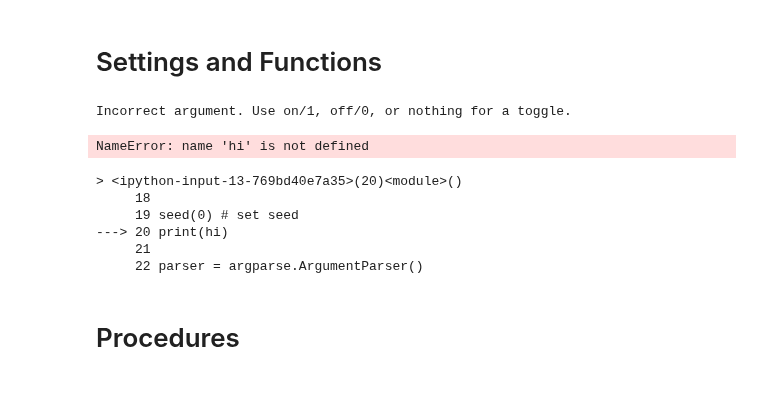
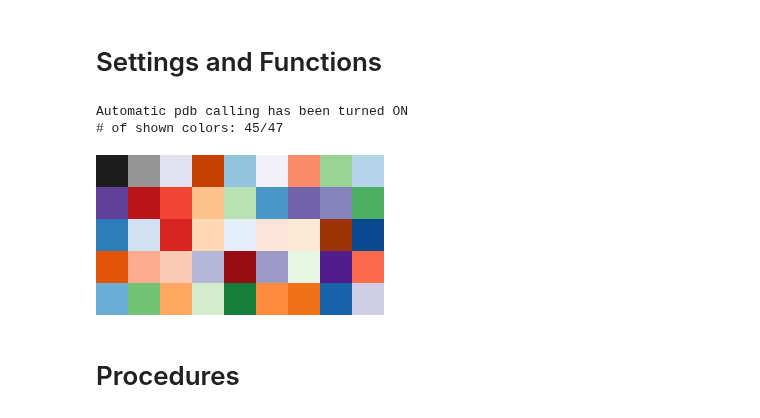
Before and after one commit to lchenat/TSA, a Jupyter notebook: construct_abs.ipynb, the cells around one changed output. Drawn from its saved outputs; the diff is of its cells as text; code cells hidden in the pictures; blank space fills up the shorter version.

```diff
--- a/construct_abs.ipynb
+++ b/construct_abs.ipynb
@@ -8,7 +8,7 @@
 # %% [markdown]
 # Settings and Functions
 # %%
-%pdb on # works for all cell
+%pdb on
 
 from deep_rl.gridworld import ReachGridWorld, PORGBEnv, ReachGoalManager
 import sys
@@ -43,6 +43,13 @@ class one_hot:
     def decode(vs):
         return np.argmax(vs, 1)
 
+# given a 2d list, concatenate each row by dim 1, and each column by dim 0
+def concat2d(arr2d):
+    return np.concatenate([np.concatenate(arr, axis=1) for arr in arr2d])
+
+def imshow(img):
+    display(Image.fromarray(img))
+
 class GridDrawer:
     def __init__(self, color_list):
         self.color_list = np.asarray(color_list)
@@ -71,7 +78,18 @@ visualization_map = dict([
     *[(str(i), i + 2) for i in range(0, 45)],
 ])
 
-def cluster_abstraction(env, n_abs):
+def display_color_list(color_list):
+    drawer = GridDrawer(color_list=color_list)
+    n_shown_color = 45
+    n_row = 5
+    print('# of shown colors: {}/{}'.format(n_shown_color, len(drawer.color_list)))
+    grid = np.arange(n_shown_color).reshape((n_row, n_shown_color // n_row))
+    img = Image.fromarray(drawer.draw(grid, repeat=32))
+    display(img)
+
+display_color_list(color_list)
+
+def cluster_abstraction(env, n_abs, feature_type='whole'):
     from sklearn.cluster import KMeans
     n_action = env.action_space.n
     env.reset()
@@ -83,15 +101,28 @@ def cluster_abstraction(env, n_abs):
             env.teleport(*s)
             qs = np.array(env.get_q(0.99))
             best_actions = (qs == qs.max()).astype(int)
-            sample_action = one_hot.encode(np.random.choice(np.argwhere(best_actions).squeeze(1), size=1), n_action)[0]
-            #print('{}: {}, {}'.format(s, best_actions, sample_action))
-            m[i].append(sample_action)
-            #m[i].append(best_actions)
+            if feature_type == 'whole':
+                m[i].append(best_actions)
+            elif feature_type == 'sample':
+                sample_action = np.random.choice(np.argwhere(best_actions).squeeze(1), size=1)
+                sample_action = one_hot.encode(sample_action, n_action)[0]
+                m[i].append(sample_action)
+            else:
+                raise Exception('invalid feature type')
     m = np.array([np.concatenate(row) for row in m])
     kmeans = KMeans(n_clusters=n_abs, random_state=0).fit(m)
     return {s: label for s, label in zip(states, kmeans.labels_)}
 
+def get_abs_map(env, n_abs=40, method='cluster', method_config=dict()):
+    # abs_map {(x, y): abstract state index}
+    if method == 'cluster':
+        abs_map = cluster_abstraction(env, n_abs, **method_config)
+    else:
+        raise Exception('no such method')
+    return abs_map
+
 GoalConfig = namedtuple('GoalConfig', ['map_name', 'n_goal', 'min_dis'])
+
 def gen_multigoal_env(goal_config):
     goal_manager = ReachGoalManager(goal_config.map_name)
     # min_dis between goals (approximation of corelation)
@@ -99,6 +130,21 @@ def gen_multigoal_env(goal_config):
     train_combos = [(0,) + goal for goal in goals[:goal_config.n_goal]]
     test_combos = [(0,) + goal for goal in goals[goal_config.n_goal:]]
     return ReachGridWorld([goal_config.map_name], train_combos, test_combos)
+
+def get_abs_img(abs_map, env):
+    m = env.get_map(0)
+    print('labels:', set(abs_map.values()))
+    print('count on labels:', Counter(abs_map.values()))
+    for i in range(len(m)):
+        for j in range(len(m[i])):
+            if m[i][j] == '#': continue
+            elif (i, j) in abs_map:
+                m[i][j] = str(abs_map[(i, j)])
+            else:
+                m[i][j] = 'G'
+    drawer = GridDrawer(color_list)
+    img = drawer.draw([[visualization_map[m[i][j]] for j in range(len(m[i]))] for i in range(len(m))])
+    return img
 
 def visualize_abs(abs_map, env):
     m = env.get_map(0)
@@ -111,44 +157,37 @@ def visualize_abs(abs_map, env):
                 m[i][j] = str(abs_map[(i, j)])
             else:
                 m[i][j] = 'G'
-    #for row in m:
-    #    print(' '.join(row))
     drawer = GridDrawer(color_list)
     img = drawer.draw([[visualization_map[m[i][j]] for j in range(len(m[i]))] for i in range(len(m))])
     display(Image.fromarray(img))
 
 def save_abs(abs_dict, fn):
     with open(fn, 'wb') as f:
         dill.dump(abs_dict, f)
 
 def load_abs(fn):
     with open(fn, 'rb') as f:
         return dill.load(fn)
 
 # get all goals in train_combos
 def get_goals(env, train=True):
     combos = env.unwrapped.train_combos if train else env.unwrapped.test_combos
     return [env.unwrapped.i2g[combo[1]] for combo in combos]
 
 # input: an single map multigoal environment
 # output: position of all states that are not goal states
 def get_states(env):
     goals = get_goals(env)
     return [s for s in env.unwrapped.pos_candidates if s not in goals]
 
 def kv2str(items, is_dict=True):
     if is_dict:
         items = list(items.items())
     return '-'.join(['{}-{}'.format(*item) for item in items])
 # %% [output]
-Incorrect argument. Use on/1, off/0, or nothing for a toggle.
+Automatic pdb calling has been turned ON
+# of shown colors: 45/47
-NameError: name 'hi' is not defined
-> <ipython-input-13-769bd40e7a35>(20)<module>()
-     18
-     19 seed(0) # set seed
----> 20 print(hi)
-     21
-     22 parser = argparse.ArgumentParser()
+[figure, added]
 # %% [markdown]
 # Procedures
 # %%
```
Also changed, not shown: parts of 4 cells of this notebook, 3 other files.
